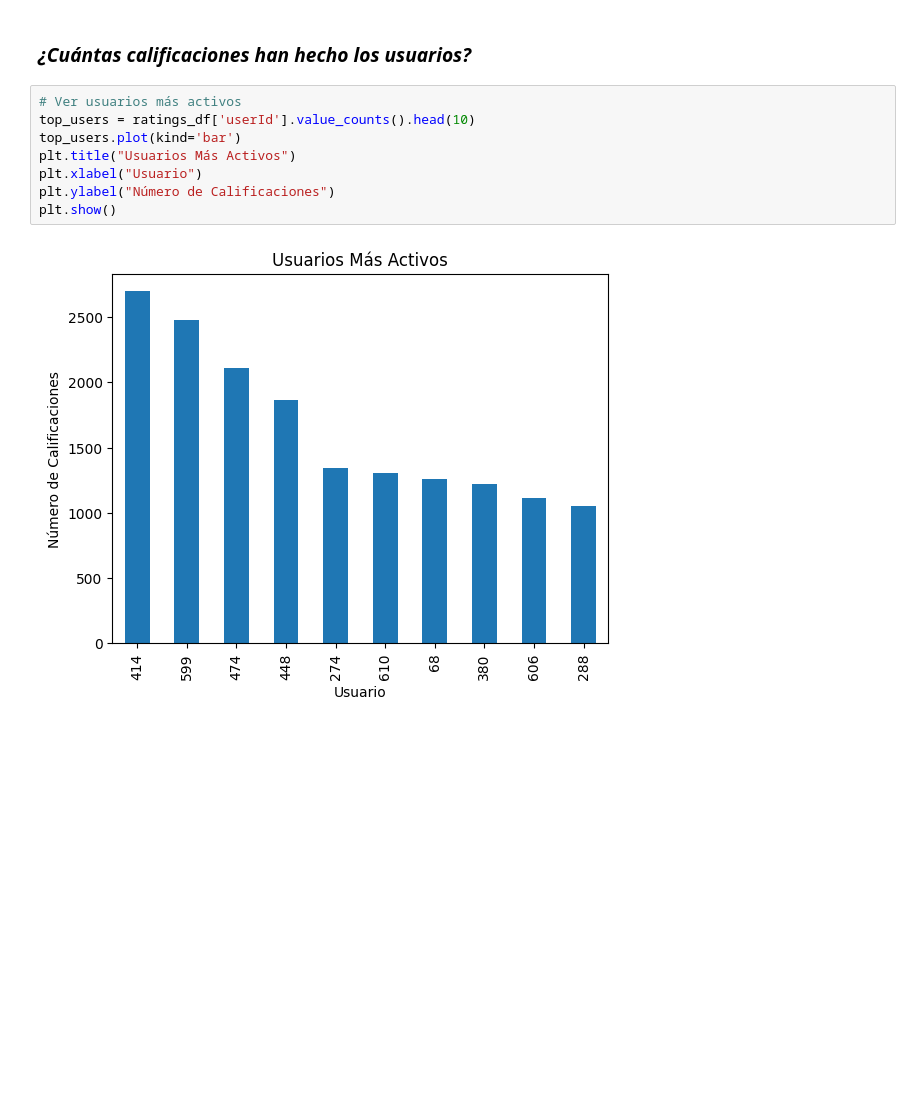
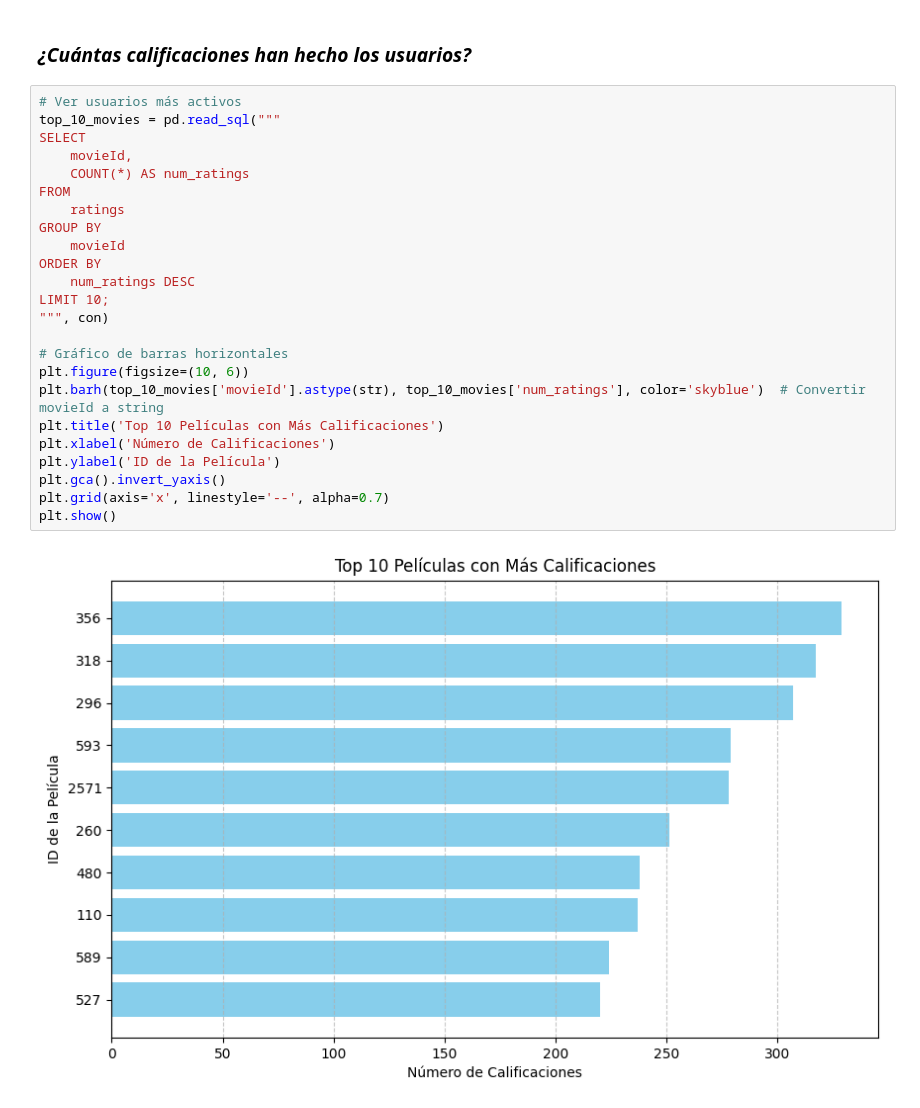
Before and after one commit to yackelineql/MarketingprojectG8, a Jupyter notebook: b_exploracion_limpieza.ipynb, the cells around one changed output. Drawn from its saved outputs; the diff is of its cells as text; blank space fills up the shorter version.

```diff
--- a/b_exploracion_limpieza.ipynb
+++ b/b_exploracion_limpieza.ipynb
@@ -250,12 +291,28 @@ plt.show()
 # %% [markdown]
 ### *¿Cuántas calificaciones han hecho los usuarios?*
-# %%
-# Ver usuarios más activos
-top_users = ratings_df['userId'].value_counts().head(10)
-top_users.plot(kind='bar')
-plt.title("Usuarios Más Activos")
-plt.xlabel("Usuario")
-plt.ylabel("Número de Calificaciones")
-plt.show()
-# %% [output]
-[figure, removed]
+# %%
+# Ver usuarios más activos
+top_10_movies = pd.read_sql("""
+SELECT
+    movieId,
+    COUNT(*) AS num_ratings
+FROM
+    ratings
+GROUP BY
+    movieId
+ORDER BY
+    num_ratings DESC
+LIMIT 10;
+""", con)
+
+# Gráfico de barras horizontales
+plt.figure(figsize=(10, 6))
+plt.barh(top_10_movies['movieId'].astype(str), top_10_movies['num_ratings'], color='skyblue')  # Convertir movieId a string
+plt.title('Top 10 Películas con Más Calificaciones')
+plt.xlabel('Número de Calificaciones')
+plt.ylabel('ID de la Película')
+plt.gca().invert_yaxis()
+plt.grid(axis='x', linestyle='--', alpha=0.7)
+plt.show()
+# %% [output]
+[figure, added]
```
Also changed, not shown: parts of 12 cells of this notebook, 1 other file.
